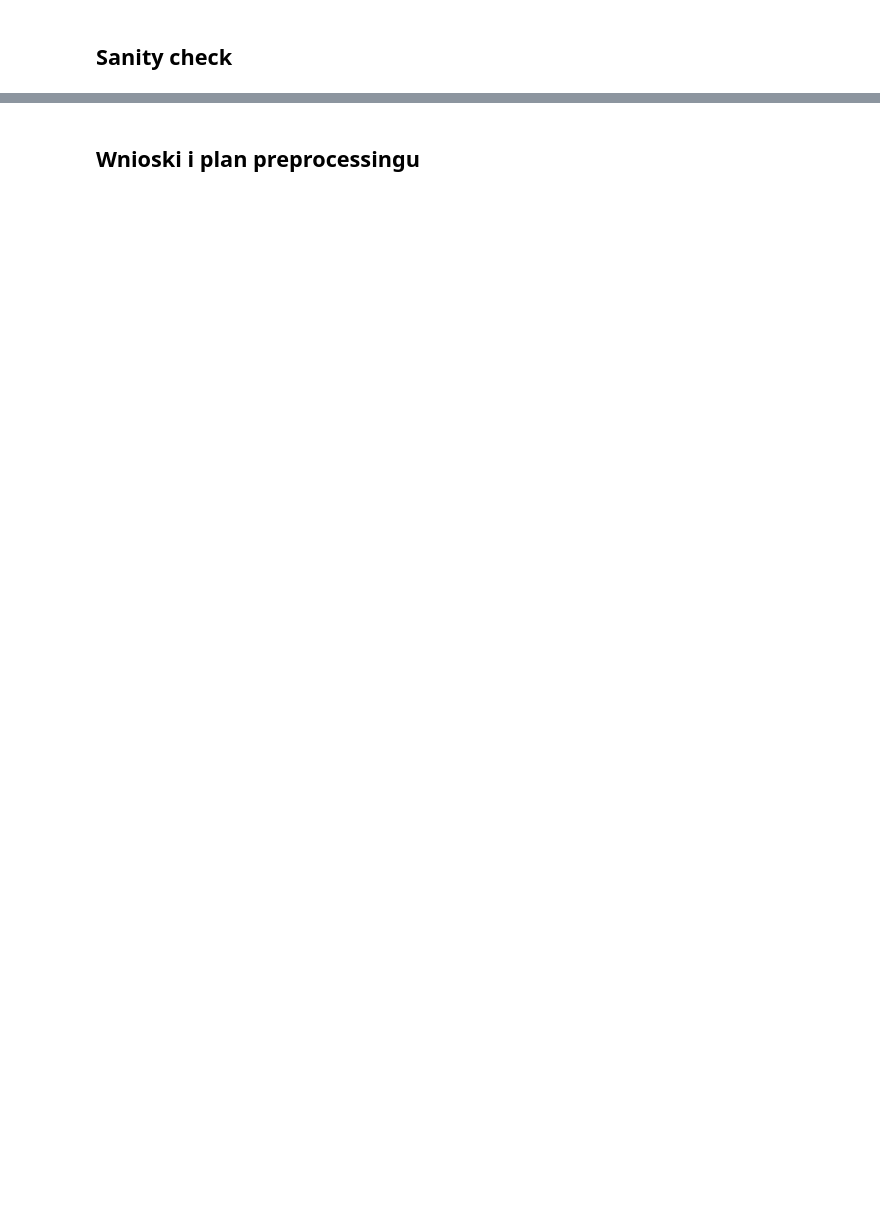
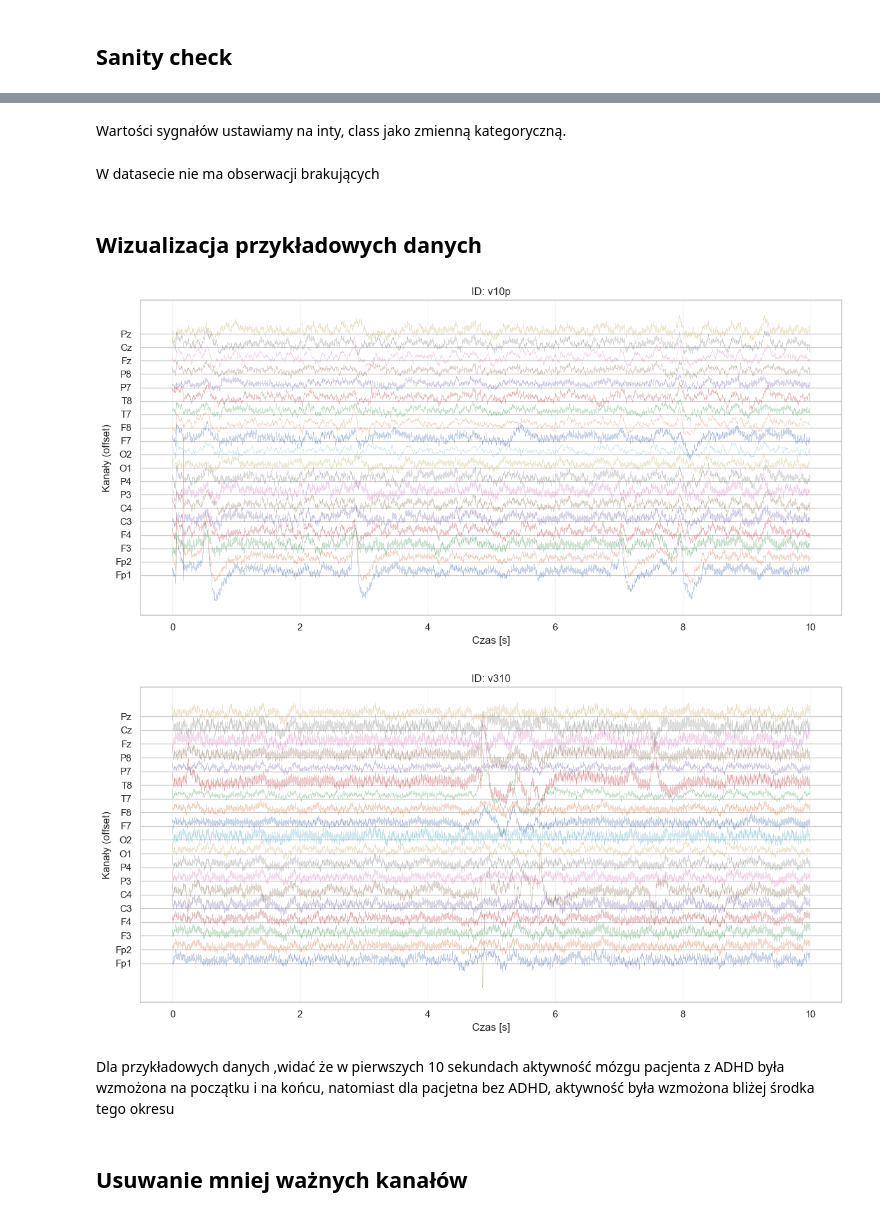
Before and after one commit to NoMoreCookies/NeuronZadanie, a Jupyter notebook: EDA.ipynb, the cells around one changed output, grey strips where cells are left out. Cells and saved outputs as stored; diff of their text form; code cells hidden in the pictures; blank space fills up the shorter version.

```diff
--- a/EDA.ipynb
+++ b/EDA.ipynb
@@ -12,7 +23,6 @@ from scipy.signal import find_peaks
 # %%
-# Download latest version
-path = kagglehub.dataset_download("danizo/eeg-dataset-for-adhd")
+# pobranie datasetu
 
-p = Path(path)
+dataset_dir = Path(kagglehub.dataset_download("danizo/eeg-dataset-for-adhd"))
+p = dataset_dir / "adhdata.csv"
+df = pd.read_csv(p)
-# %%
-df = pd.read_csv(p/"adhdata.csv")
@@ -41,4 +79,0 @@ Wartości sygnałów ustawiamy na inty, class jako zmienna kategoryczną.
-# %%
-for col in df.columns[:-2]:
-    df[col] = df[col].astype(int)
-df["Class"] = df["Class"].astype("category")
@@ -265,2 +80,29 @@ ADHD    C3   0.505695  0.278863  0.726890  0.433754  1.000000  0.472664
-# %% [markdown]
-## Wnioski i plan preprocessingu
+# %% [markdown]
+Wartości sygnałów ustawiamy na inty, class jako zmienną kategoryczną.
+# %%
+
+# dane numeryczne
+numeric_cols = df.columns[:-2]
+
+channels = list(numeric_cols)
+
+df.loc[:, numeric_cols] = df.loc[:, numeric_cols].astype("int32")
+df["Class"] = df["Class"].astype("category")
+
+# częstotliwość próbkowania
+fs = 128
+# %% [markdown]
+W datasecie nie ma obserwacji brakujących
+# %% [markdown]
+## Wizualizacja przykładowych danych
+# %%
+sample_ids = ["v10p","v310"]
+for sid in sample_ids:
+    EDAhelp.visualize_signals(df, sid, channels, 128, 10)
+# %% [output]
+[figure, added]
+[figure, added]
+# %% [markdown]
+Dla przykładowych danych ,widać że w pierwszych 10 sekundach aktywność mózgu pacjenta z ADHD była wzmożona na początku i na końcu, natomiast dla pacjetna bez ADHD, aktywność była wzmożona bliżej środka tego okresu
+# %% [markdown]
+## Usuwanie mniej ważnych kanałów
```
Also changed, not shown: parts of 68 cells of this notebook, 1 other file.
